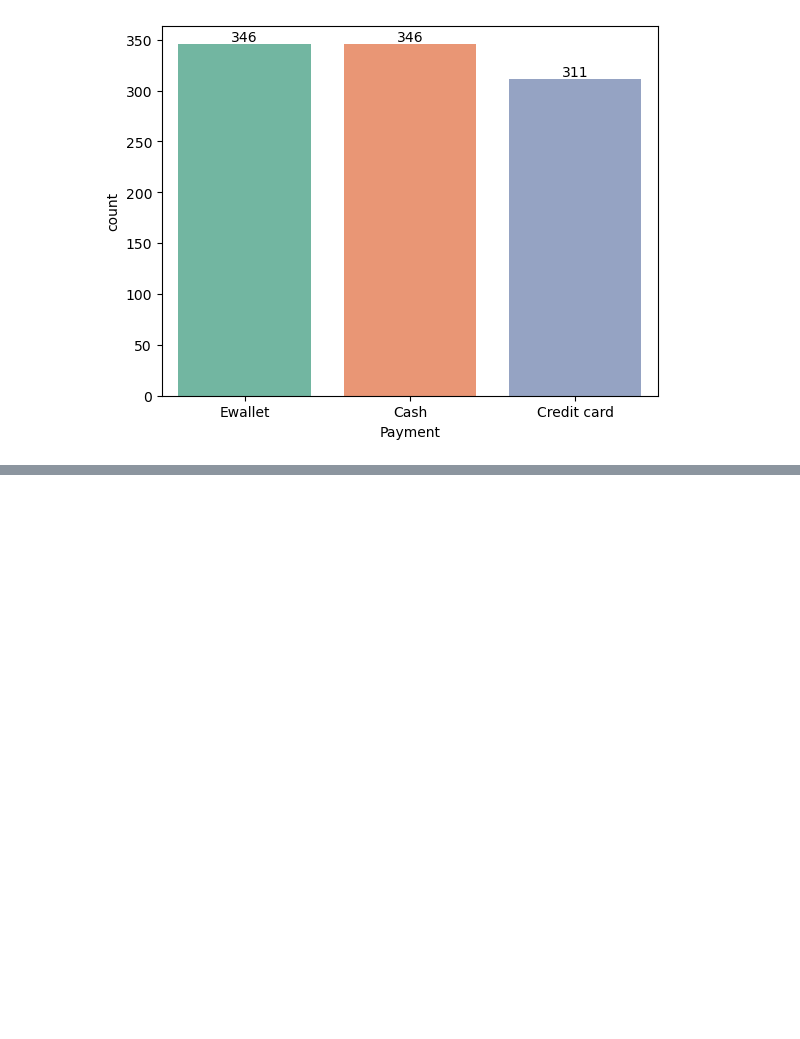
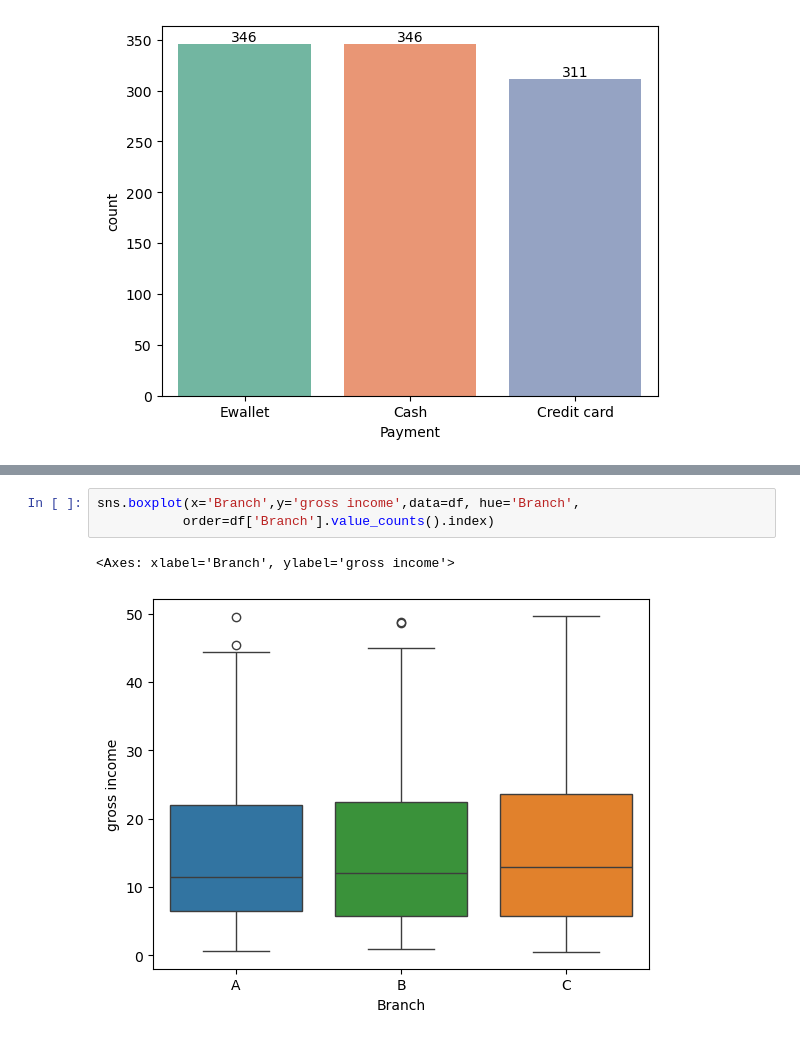
Before and after one commit to Binaya-Nepali/Explotary_Data_Analysis, a Jupyter notebook: eda_project1.ipynb, the cells around one changed output, grey strips where cells are left out. Saved outputs shown, nothing was run; the diff lists cells and outputs as text; blank space fills up the shorter version.

```diff
--- a/eda_project1.ipynb
+++ b/eda_project1.ipynb
@@ -173,0 +186,6 @@ for container in ax.containers:
+# %%
+sns.boxplot(x='Branch',y='gross income',data=df, hue='Branch',
+           order=df['Branch'].value_counts().index)
+# %% [output]
+<Axes: xlabel='Branch', ylabel='gross income'>
+[figure, added]
```
Also changed, not shown: parts of 10 cells of this notebook.
